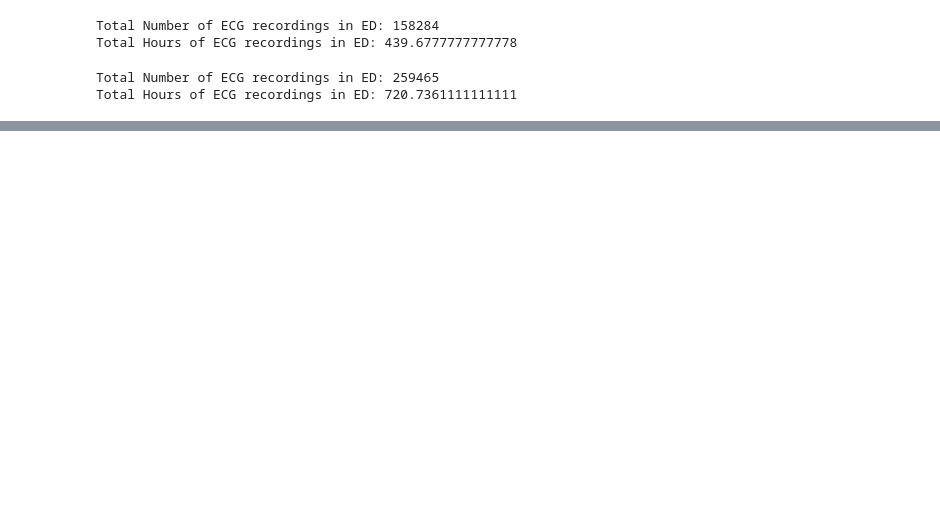
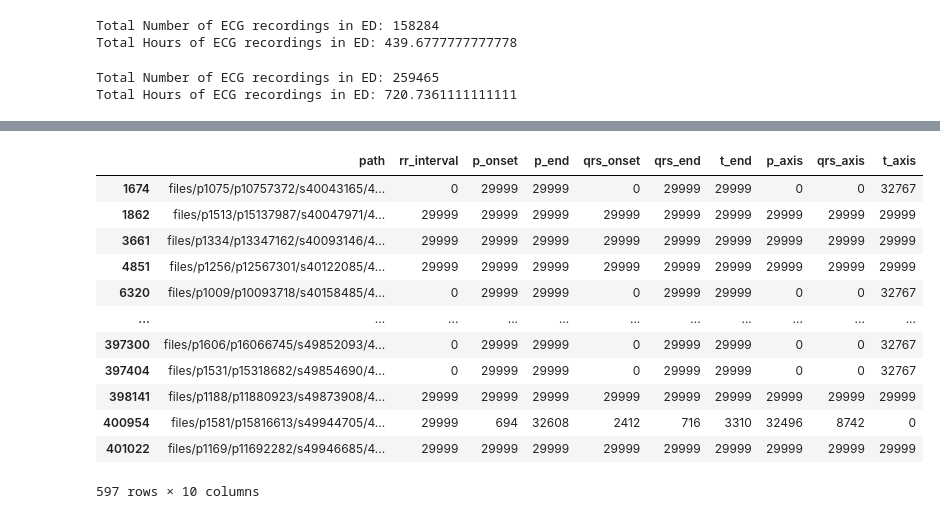
Before and after one commit to brandonng2/CardioTwin, a Jupyter notebook: notebooks/ecg_preprocessing.ipynb, the cells around one changed output, grey strips where cells are left out. Drawn from its saved outputs; the diff is of its cells as text; code cells hidden in the pictures; blank space fills up the shorter version.

```diff
--- a/notebooks/ecg_preprocessing.ipynb
+++ b/notebooks/ecg_preprocessing.ipynb
@@ -433,0 +454,17 @@ Total Hours of ECG recordings in ED: 720.7361111111111
+# %%
+ecg.loc[ecg['technical_error'] == 1, ['path', 'rr_interval', 'p_onset', 'p_end', 'qrs_onset', 'qrs_end',
+                                      't_end', 'p_axis', 'qrs_axis', 't_axis']]
+# %% [output]
+|  | path | rr_interval | p_onset | p_end | qrs_onset | qrs_end | t_end | p_axis | qrs_axis | t_axis |
+| 1674 | files/p1075/p10757372/s40043165/4... | 0 | 29999 | 29999 | 0 | 29999 | 29999 | 0 | 0 | 32767 |
+| 1862 | files/p1513/p15137987/s40047971/4... | 29999 | 29999 | 29999 | 29999 | 29999 | 29999 | 29999 | 29999 | 29999 |
+| 3661 | files/p1334/p13347162/s40093146/4... | 29999 | 29999 | 29999 | 29999 | 29999 | 29999 | 29999 | 29999 | 29999 |
+| 4851 | files/p1256/p12567301/s40122085/4... | 29999 | 29999 | 29999 | 29999 | 29999 | 29999 | 29999 | 29999 | 29999 |
+| 6320 | files/p1009/p10093718/s40158485/4... | 0 | 29999 | 29999 | 0 | 29999 | 29999 | 0 | 0 | 32767 |
+| ... | ... | ... | ... | ... | ... | ... | ... | ... | ... | ... |
+| 397300 | files/p1606/p16066745/s49852093/4... | 0 | 29999 | 29999 | 0 | 29999 | 29999 | 0 | 0 | 32767 |
+| 397404 | files/p1531/p15318682/s49854690/4... | 0 | 29999 | 29999 | 0 | 29999 | 29999 | 0 | 0 | 32767 |
+| 398141 | files/p1188/p11880923/s49873908/4... | 29999 | 29999 | 29999 | 29999 | 29999 | 29999 | 29999 | 29999 | 29999 |
+| 400954 | files/p1581/p15816613/s49944705/4... | 29999 | 694 | 32608 | 2412 | 716 | 3310 | 32496 | 8742 | 0 |
+| 401022 | files/p1169/p11692282/s49946685/4... | 29999 | 29999 | 29999 | 29999 | 29999 | 29999 | 29999 | 29999 | 29999 |
+597 rows × 10 columns
```
Also changed, not shown: parts of 2 cells of this notebook, 2 other files.
